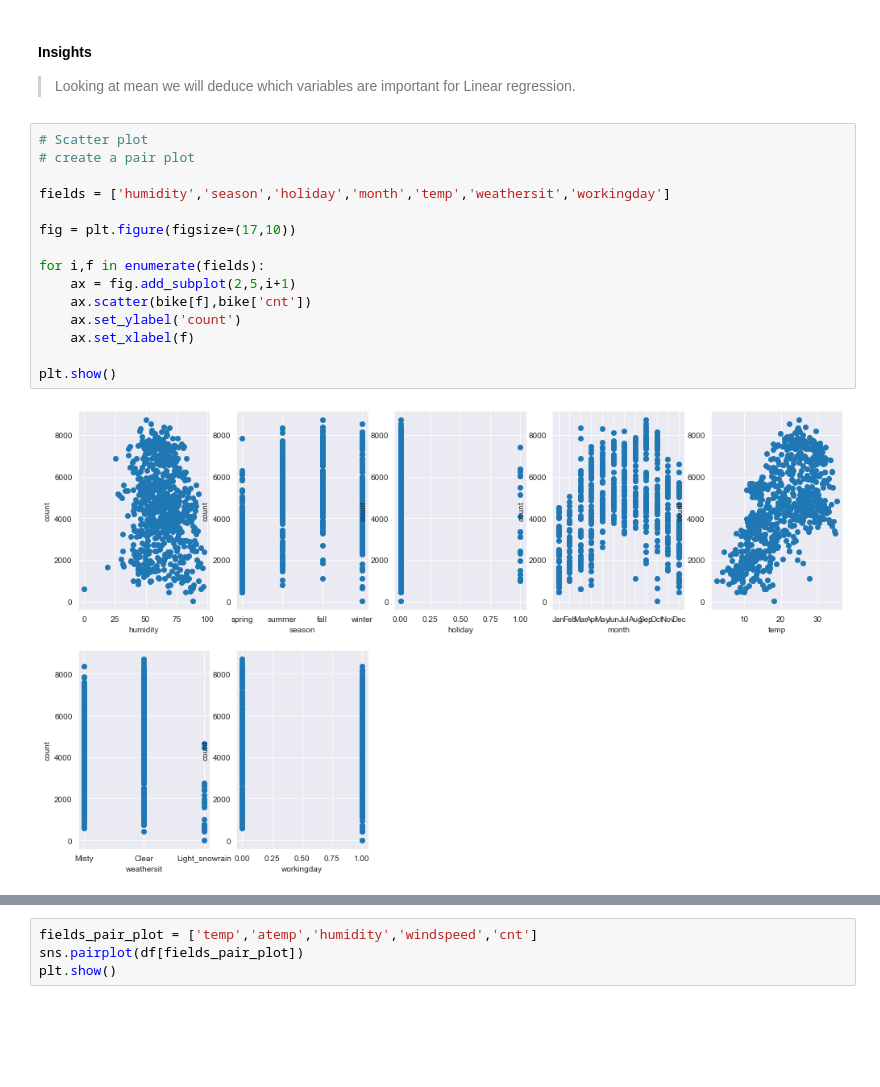
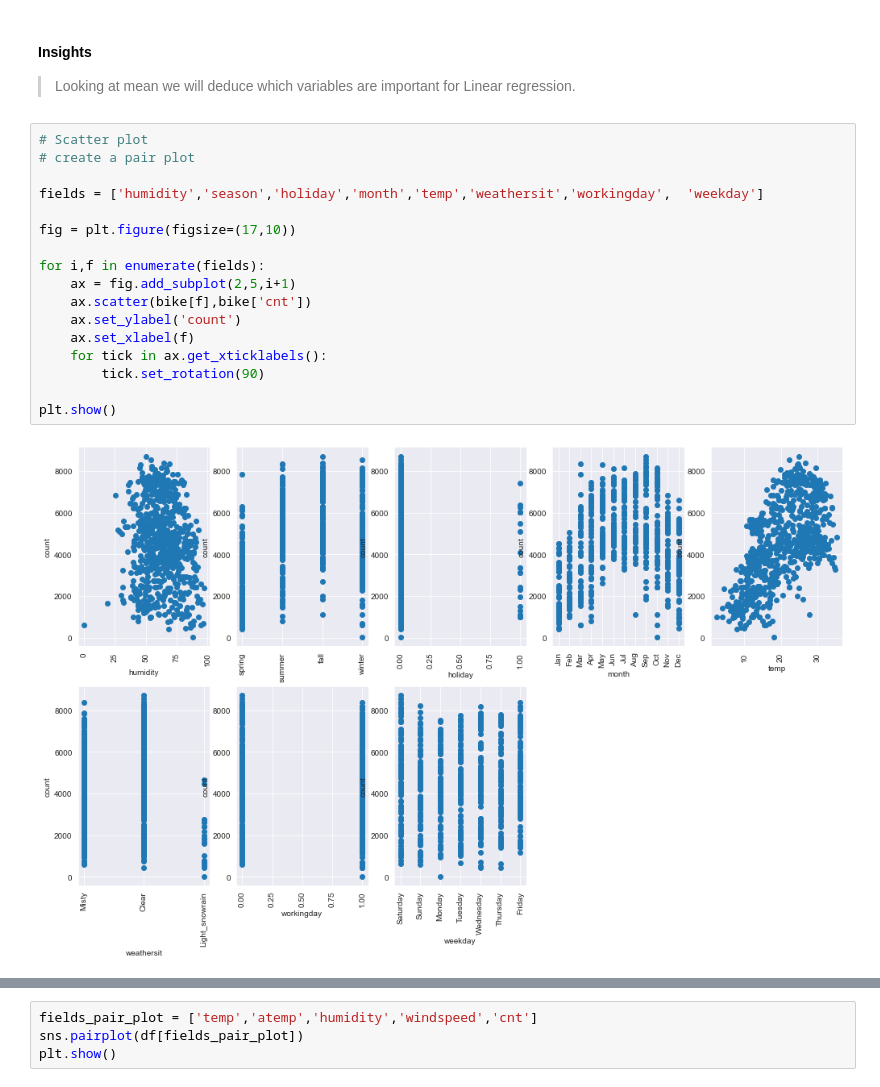
Before and after one commit to AmitBytesSage/Linear-Regression-Bike-Sharing-Assignment, a Jupyter notebook: Linear Regression Assignment - Bike sharing company.ipynb, the cells around one changed output, grey strips where cells are left out. Cells and saved outputs as stored; diff of their text form; blank space fills up the shorter version.

```diff
--- a/Linear Regression Assignment - Bike sharing company.ipynb
+++ b/Linear Regression Assignment - Bike sharing company.ipynb
@@ -221,17 +221,19 @@ bike.describe()
 # %%
 # Scatter plot
 # create a pair plot
 
-fields = ['humidity','season','holiday','month','temp','weathersit','workingday']
+fields = ['humidity','season','holiday','month','temp','weathersit','workingday',  'weekday']
 
 fig = plt.figure(figsize=(17,10))
 
 for i,f in enumerate(fields):
     ax = fig.add_subplot(2,5,i+1)
     ax.scatter(bike[f],bike['cnt'])
     ax.set_ylabel('count')
     ax.set_xlabel(f)
+    for tick in ax.get_xticklabels():
+        tick.set_rotation(90)
 
 plt.show()
 # %% [output]
-[figure, old version]
+[figure, new version]
```
Also changed, not shown: parts of 13 cells of this notebook.
